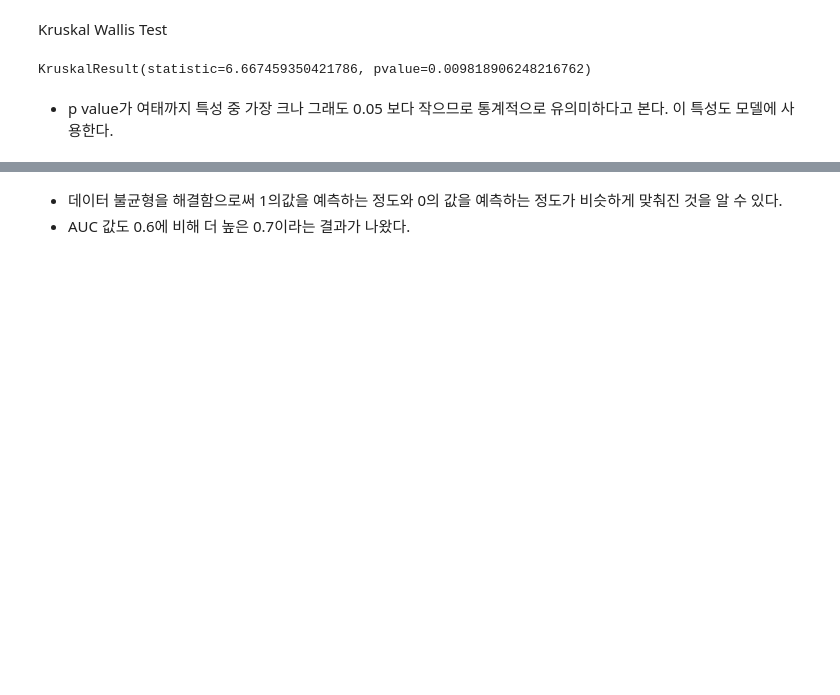
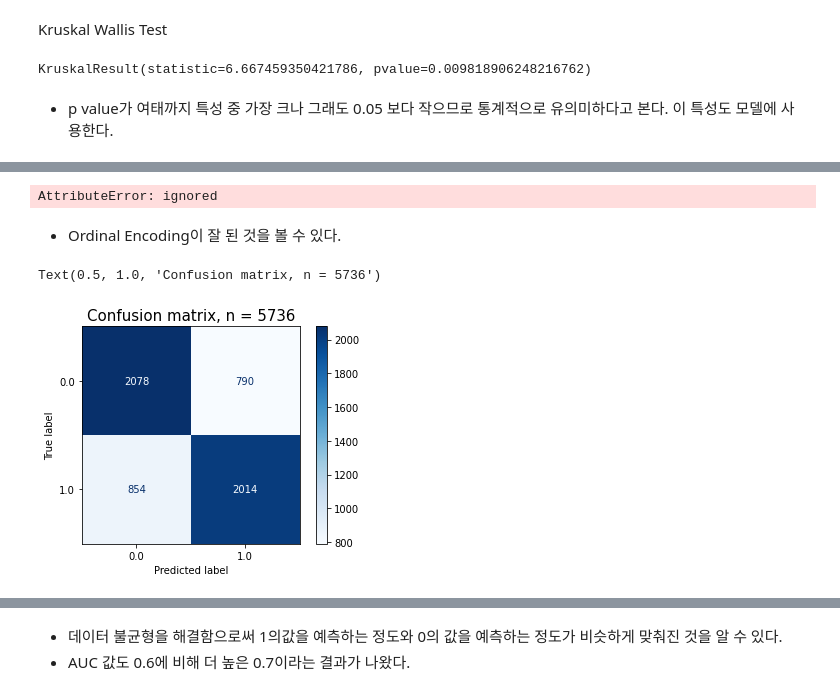
Before and after one commit to hiswordsini/AI_Bootcamp_Project, a Jupyter notebook: Section2.ipynb, the cells around one changed output, grey strips where cells are left out. Saved outputs shown, nothing was run; the diff lists cells and outputs as text; code cells hidden in the pictures; blank space fills up the shorter version.

```diff
--- a/Section2.ipynb
+++ b/Section2.ipynb
@@ -1290,0 +1320,18 @@ Specificity:  0.71
+# %%
+bother = pipe.named_steps['ordinalencoder']
+X_train_enc = bother.fit_transform(X_train)
+bother.mapping
+# %% [output]
+AttributeError: ignored
+# %% [markdown]
+*   Ordinal Encoding이 잘 된 것을 볼 수 있다.
+# %%
+fig, ax = plt.subplots()
+pcm = plot_confusion_matrix(pipe, X_val, y_val,
+                            cmap=plt.cm.Blues,
+                            values_format='d',
+                            ax=ax);
+plt.title(f'Confusion matrix, n = {len(y_val)}', fontsize=15)
+# %% [output]
+Text(0.5, 1.0, 'Confusion matrix, n = 5736')
+[figure, added]
```
Also changed, not shown: parts of 122 cells of this notebook.
